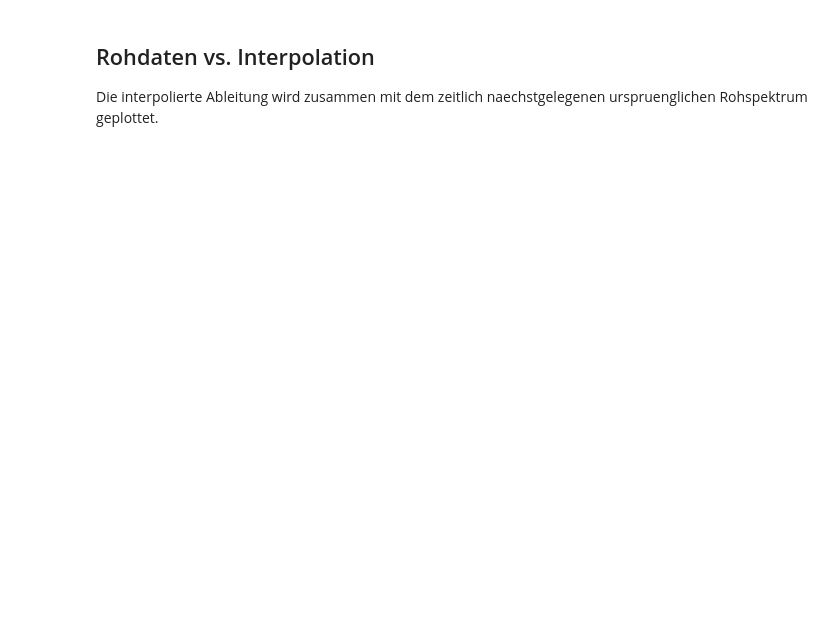
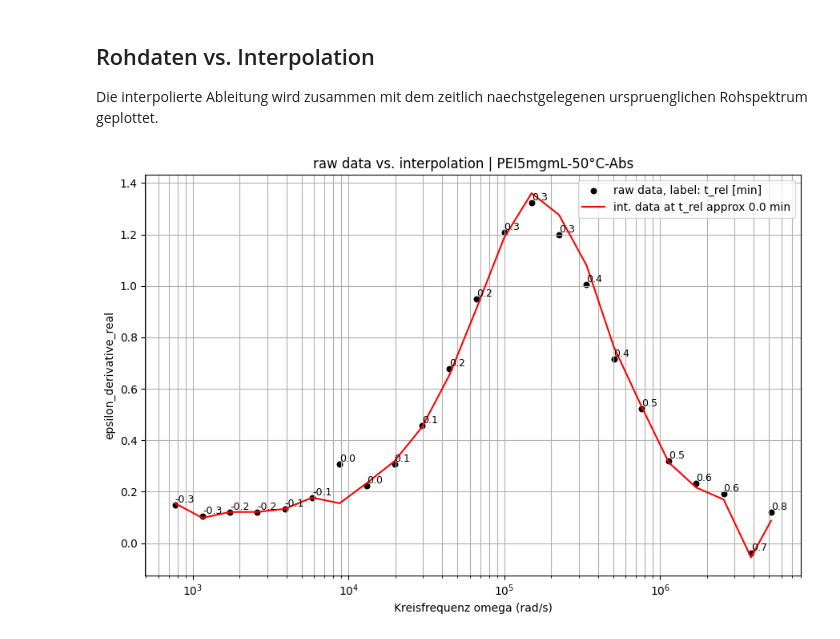
Before and after one commit to maxwolters02/bachelor-thesis, a Jupyter notebook: Code/interpolation.ipynb, the cells around one changed output. Cells and saved outputs as stored; diff of their text form; code cells hidden in the pictures; blank space fills up the shorter version.

```diff
--- a/Code/interpolation.ipynb
+++ b/Code/interpolation.ipynb
@@ -212,7 +359,7 @@ def derive_raw_eps_real_by_frequency(
     df,
     value_col="Eps_real",
     freq_col="Freq_Hz",
-    time_col="MTime_s",
+    time_col=TIME_COL,
     spectrum_col="Spectrum_ID",
     dataset_cols=("Source_File", "Material", "Temperature", "Mode"),
 ):
@@ -242,8 +389,8 @@ def derive_raw_eps_real_by_frequency(
                 **meta,
                 "Freq_Hz_mid": freq,
                 "Omega_rad_s": omega_value,
-                "Raw_Time_s": time_value,
-                "Spectrum_Time_s": spectrum_time,
+                "Raw_Time_Relative_s": time_value,
+                "Spectrum_Time_Relative_s": spectrum_time,
                 "Eps_real_derivative_raw": derivative_value,
             })
 
@@ -353,14 +718,14 @@ if interpolated_base.empty:
 if raw_base.empty:
     raise ValueError("Keine Rohdaten-Ableitungen fuer diese Auswahl gefunden.")
 
-available_times = np.sort(interpolated_base["MTime_s"].unique())
+available_times = np.sort(interpolated_base[TIME_COL].unique())
 plot_time = available_times[np.abs(available_times - PLOT_TIME_S).argmin()]
-interpolated_plot = interpolated_base[interpolated_base["MTime_s"] == plot_time].sort_values("Omega_rad_s")
+interpolated_plot = interpolated_base[interpolated_base[TIME_COL] == plot_time].sort_values("Omega_rad_s")
 
-raw_spectrum_times = raw_base[["Spectrum_ID", "Spectrum_Time_s"]].drop_duplicates()
-nearest_raw_index = (raw_spectrum_times["Spectrum_Time_s"] - plot_time).abs().idxmin()
+raw_spectrum_times = raw_base[["Spectrum_ID", "Spectrum_Time_Relative_s"]].drop_duplicates()
+nearest_raw_index = (raw_spectrum_times["Spectrum_Time_Relative_s"] - plot_time).abs().idxmin()
 raw_spectrum_id = raw_spectrum_times.loc[nearest_raw_index, "Spectrum_ID"]
-raw_time = raw_spectrum_times.loc[nearest_raw_index, "Spectrum_Time_s"]
+raw_time = raw_spectrum_times.loc[nearest_raw_index, "Spectrum_Time_Relative_s"]
 raw_plot = raw_base[raw_base["Spectrum_ID"] == raw_spectrum_id].sort_values("Omega_rad_s")
 
 plt.figure(figsize=(9, 6))
@@ -369,33 +734,35 @@ plt.scatter(
     raw_plot["Eps_real_derivative_raw"],
     color="black",
     s=22,
-    label="raw data, label: t [min]",
+    label="raw data, label: t_rel [min]",
 )
 plt.plot(
     interpolated_plot["Omega_rad_s"],
     interpolated_plot["Eps_real_derivative"],
     color="red",
-    label=f"int. data at t approx {plot_time / 60:.1f} min",
+    label=f"int. data at t_rel approx {plot_time / 60:.1f} min",
 )
 
 for _, row in raw_plot.iterrows():
-    raw_time_label = row["Raw_Time_s"] / 60
+    raw_time_label = row["Raw_Time_Relative_s"] / 60
     plt.text(
         row["Omega_rad_s"],
         row["Eps_real_derivative_raw"],
         f"{raw_time_label:.1f}",
         fontsize=9,
         ha="left",
         va="bottom",
     )
 
 if (raw_plot["Eps_real_derivative_raw"] > 0).all() and (interpolated_plot["Eps_real_derivative"] > 0).all():
     plt.yscale("log")
 plt.xscale("log")
 plt.xlabel("Kreisfrequenz omega (rad/s)")
 plt.ylabel("epsilon_derivative_real")
 plt.title(f"raw data vs. interpolation | {material}-{temp}-{mode}")
 plt.grid(True, which="both")
 plt.legend()
 plt.tight_layout()
 plt.show()
+# %% [output]
+[figure, added]
```
Also changed, not shown: parts of 17 cells of this notebook, 3 other files.
